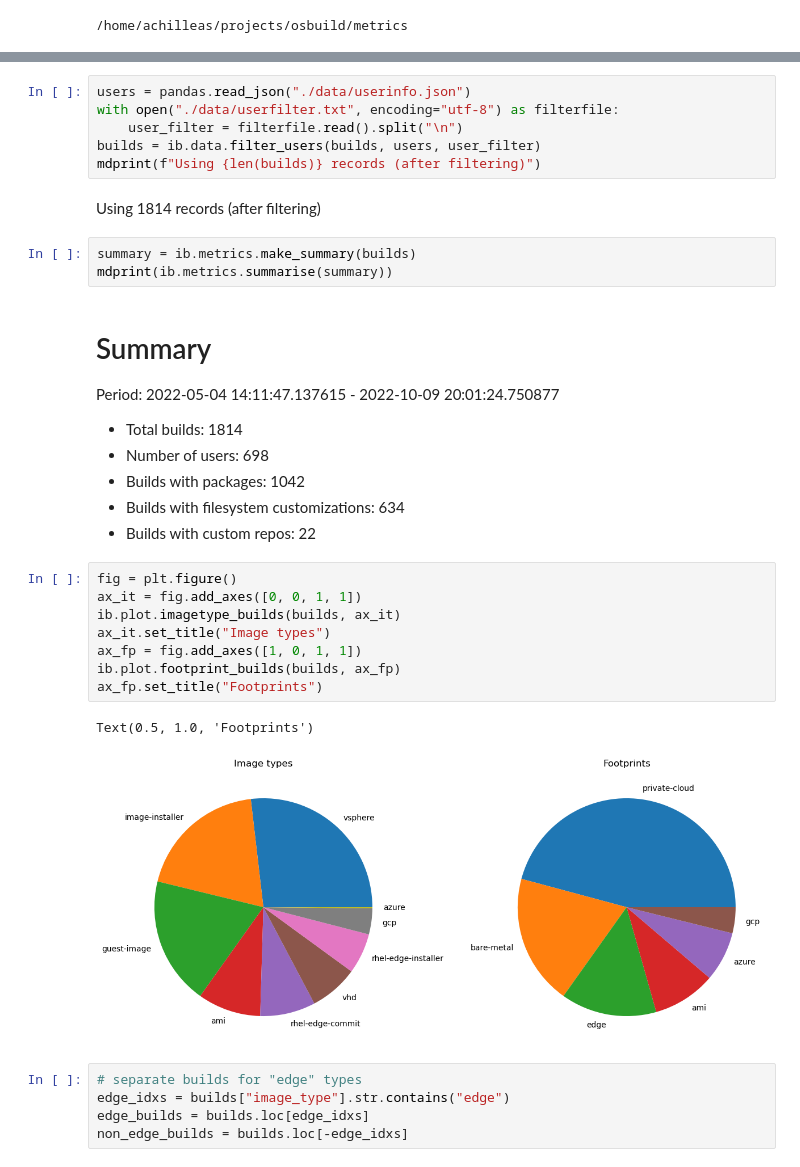
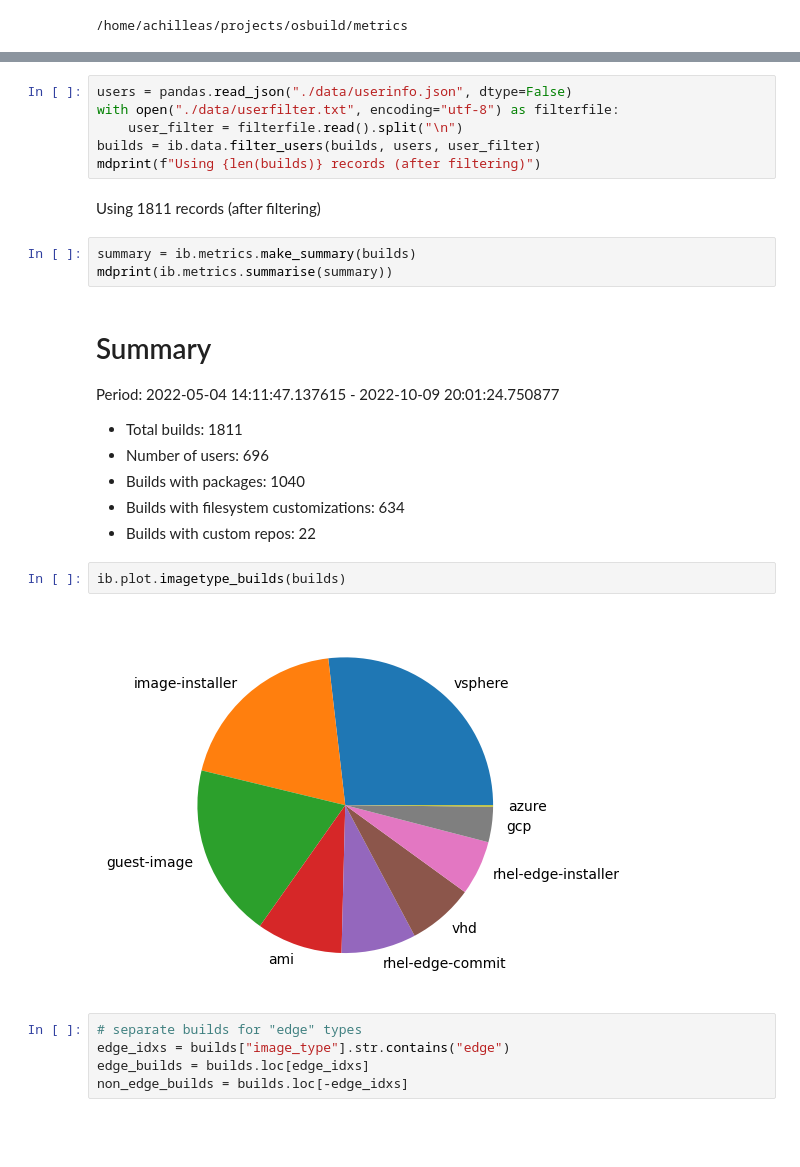
Before and after one commit to osbuild/metrics, a Jupyter notebook: notebooks/explore.ipynb, the cells around one changed output, grey strips where cells are left out. Saved outputs shown, nothing was run; the diff lists cells and outputs as text; blank space fills up the shorter version.

Commit message:
Update notebooks
- New user data retrieved
- Load userinfo.json with dtype=False to avoid parsing accountNumber as
  float
- Redraw all figures with new userinfo: Two users removed from before

```diff
--- a/notebooks/explore.ipynb
+++ b/notebooks/explore.ipynb
@@ -36,13 +34,13 @@ Using cached pickle file at /home/achilleas/.cache/osbuild-metrics/dump-2022-10-
 Read 6154 records
 Using 4320 records (since GA)
 # %%
-users = pandas.read_json("./data/userinfo.json")
+users = pandas.read_json("./data/userinfo.json", dtype=False)
 with open("./data/userfilter.txt", encoding="utf-8") as filterfile:
     user_filter = filterfile.read().split("\n")
 builds = ib.data.filter_users(builds, users, user_filter)
 mdprint(f"Using {len(builds)} records (after filtering)")
 # %% [output]
-Using 1814 records (after filtering)
+Using 1811 records (after filtering)
 # %%
 summary = ib.metrics.make_summary(builds)
 mdprint(ib.metrics.summarise(summary))
@@ -52,22 +50,15 @@ Summary
 
 Period: 2022-05-04 14:11:47.137615 - 2022-10-09 20:01:24.750877
 
-- Total builds: 1814
-- Number of users: 698
-- Builds with packages: 1042
+- Total builds: 1811
+- Number of users: 696
+- Builds with packages: 1040
 - Builds with filesystem customizations: 634
 - Builds with custom repos: 22
 # %%
-fig = plt.figure()
-ax_it = fig.add_axes([0, 0, 1, 1])
-ib.plot.imagetype_builds(builds, ax_it)
-ax_it.set_title("Image types")
-ax_fp = fig.add_axes([1, 0, 1, 1])
-ib.plot.footprint_builds(builds, ax_fp)
-ax_fp.set_title("Footprints")
+ib.plot.imagetype_builds(builds)
 # %% [output]
-Text(0.5, 1.0, 'Footprints')
-[figure, old version]
+[figure, new version]
 # %%
 # separate builds for "edge" types
 edge_idxs = builds["image_type"].str.contains("edge")
```
Also changed, not shown: parts of 4 cells of this notebook, 1 other file.
